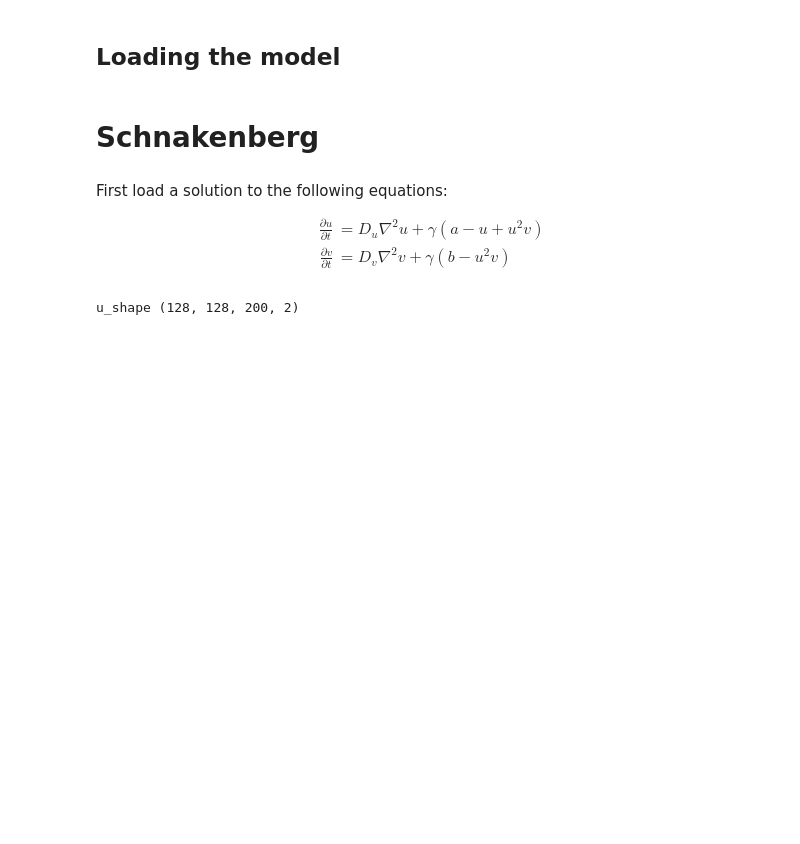
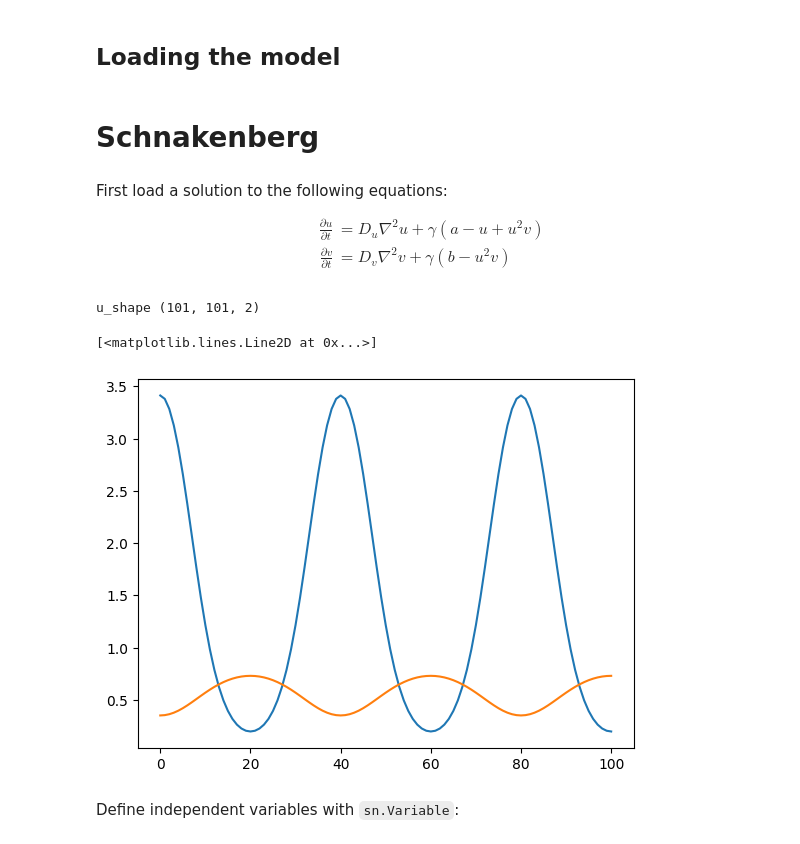
Before and after one commit to ianbgroves/PatternLearning, a Jupyter notebook: PINNs/sciANN/SciANN_Schnakenberg.ipynb, the cells around one changed output. Cells and saved outputs as stored; diff of their text form; code cells hidden in the pictures; blank space fills up the shorter version.

```diff
--- a/PINNs/sciANN/SciANN_Schnakenberg.ipynb
+++ b/PINNs/sciANN/SciANN_Schnakenberg.ipynb
@@ -278,7 +313,15 @@ def load_array(save_path):
 # %%
-u = load_array('/content/PatternLearning/Operator_search/datasets/Schnakenberg_solution.pkl')
+u = load_array('/content/PatternLearning/Operator_search/datasets/1D_Schnakenberg_soln_Jul-06-2023.pkl')
 print(f"u_shape {u.shape}")
 
 dt = 0.05
 # %% [output]
-u_shape (128, 128, 200, 2)
+u_shape (101, 101, 2)
+# %%
+plt.plot(u[:,:,0][-1])
+plt.plot(u[:,:,1][-1])
+# %% [output]
+[<matplotlib.lines.Line2D at 0x...>]
+[figure, added]
+# %% [markdown]
+Define independent variables with `sn.Variable`:
```
Also changed, not shown: parts of 27 cells of this notebook.
